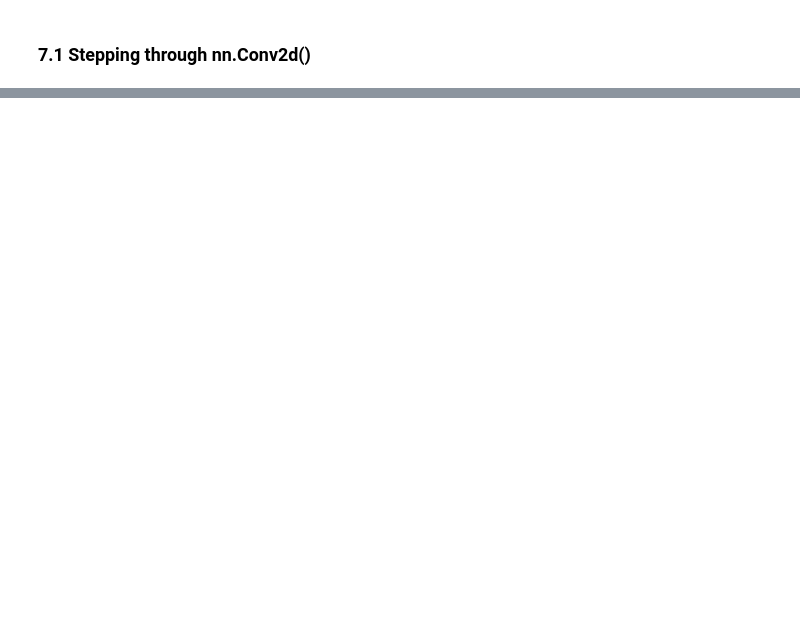
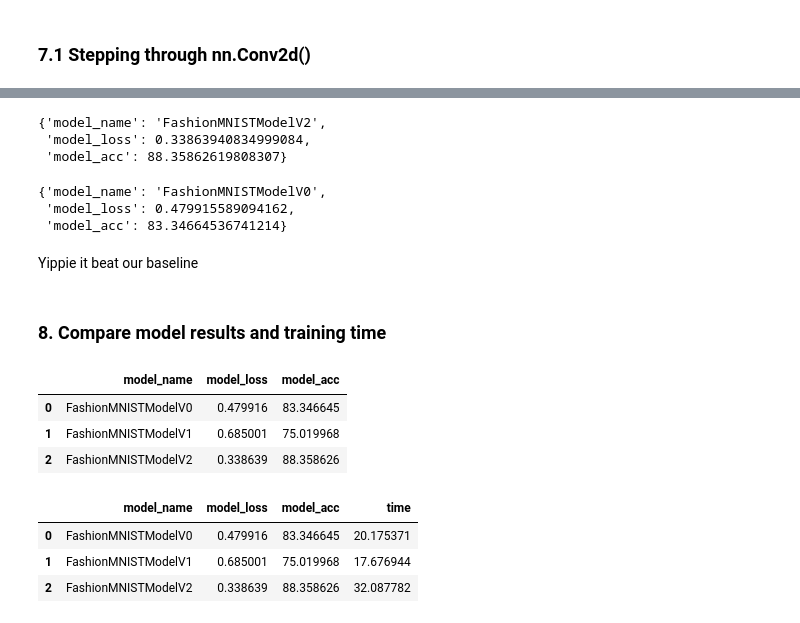
Before and after one commit to BrandonBrontide/03PyTorchCompVision, a Jupyter notebook: main.ipynb, the cells around one changed output, grey strips where cells are left out. Saved outputs shown, nothing was run; the diff lists cells and outputs as text; code cells hidden in the pictures; blank space fills up the shorter version.

```diff
--- a/main.ipynb
+++ b/main.ipynb
@@ -752,0 +895,4 @@ model_2 = FashionMNISTModelV2(input_shape=1,
+# %%
+from helper_functions import accuracy_fn
+loss_fn = nn.CrossEntropyLoss()
+optimizer = torch.optim.SGD(model_2.parameters(), lr=0.1)
@@ -752,0 +901,16 @@ model_2 = FashionMNISTModelV2(input_shape=1,
+# %%
+# Train and test loop
+torch.manual_seed(42)
+torch.cuda.manual_seed(42)
+
+from timeit import default_timer as timer
+train_time_start_model_2 = timer()
+
+epochs = 3
+for epoch in range(epochs):
+    print(f"Epoch: {epoch}\n----------")
+    train_step(model_2, train_dataloader, loss_fn, optimizer, accuracy_fn, device)
+    test_step(model_2, train_dataloader, loss_fn, accuracy_fn, device)
+
+train_time_end_model_2 = timer()
+total_train_time_model_2 = print_train_time(train_time_start_model_2, train_time_end_model_2, device)
@@ -752,0 +934,40 @@ model_2 = FashionMNISTModelV2(input_shape=1,
+# %%
+# Get model 2 results
+model_2_results = eval_model(model_2, test_dataloader, loss_fn, accuracy_fn, device)
+model_2_results
+# %% [output]
+{'model_name': 'FashionMNISTModelV2',
+ 'model_loss': 0.33863940834999084,
+ 'model_acc': 88.35862619808307}
+# %%
+# Compare to baseline results
+baseline_model_results
+# %% [output]
+{'model_name': 'FashionMNISTModelV0',
+ 'model_loss': 0.479915589094162,
+ 'model_acc': 83.34664536741214}
+# %% [markdown]
+Yippie it beat our baseline
+# %% [markdown]
+### 8. Compare model results and training time
+# %%
+import pandas as pd
+compare_results = pd.DataFrame([baseline_model_results,
+                                model_1_results,
+                                model_2_results])
+
+compare_results
+# %% [output]
+|  | model_name | model_loss | model_acc |
+| 0 | FashionMNISTModelV0 | 0.479916 | 83.346645 |
+| 1 | FashionMNISTModelV1 | 0.685001 | 75.019968 |
+| 2 | FashionMNISTModelV2 | 0.338639 | 88.358626 |
+# %%
+# Add training time to results comparison
+compare_results["time"] = [total_train_time_baseline_model, total_train_time_model_1, total_train_time_model_2]
+compare_results
+# %% [output]
+|  | model_name | model_loss | model_acc | time |
+| 0 | FashionMNISTModelV0 | 0.479916 | 83.346645 | 20.175371 |
+| 1 | FashionMNISTModelV1 | 0.685001 | 75.019968 | 17.676944 |
+| 2 | FashionMNISTModelV2 | 0.338639 | 88.358626 | 32.087782 |
```
Also changed, not shown: parts of 39 cells of this notebook.
